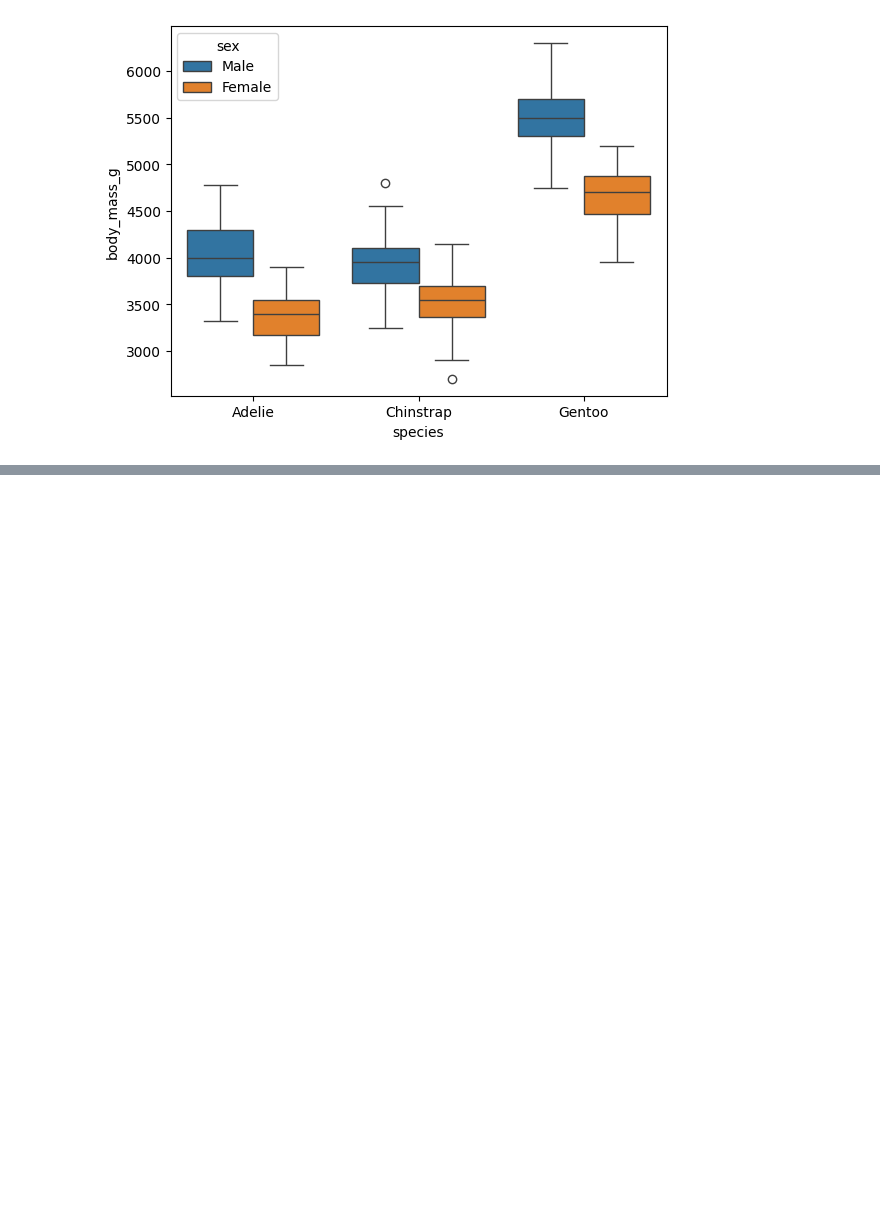
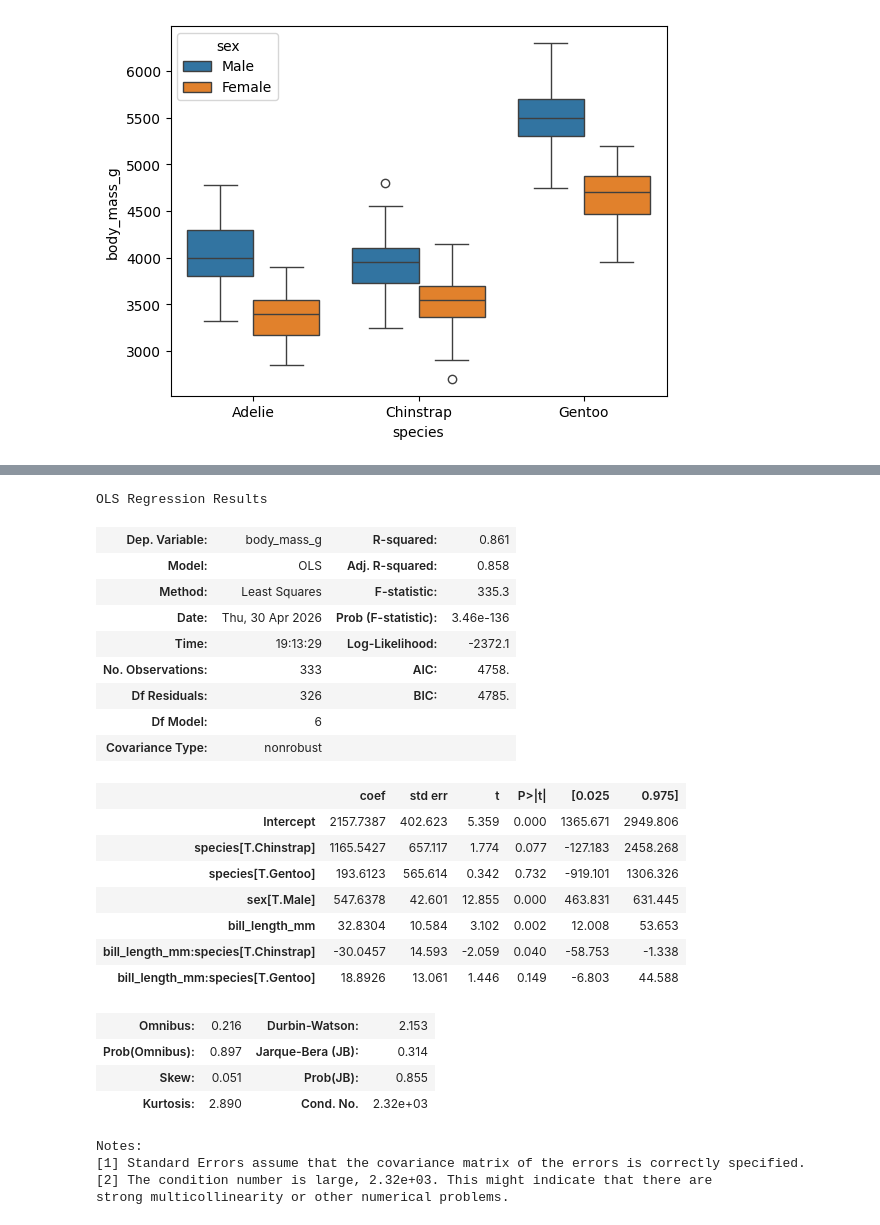
Before and after one commit to Alissa-Ouspen/data201_alissa, a Jupyter notebook: week11/Ouspenskaia_Project2.ipynb, the cells around one changed output, grey strips where cells are left out. Saved outputs shown, nothing was run; the diff lists cells and outputs as text; code cells hidden in the pictures; blank space fills up the shorter version.

```diff
--- a/week11/Ouspenskaia_Project2.ipynb
+++ b/week11/Ouspenskaia_Project2.ipynb
@@ -173,0 +471,33 @@ sns.scatterplot(data = penguins, x = "body_mass_g", y = "sex", hue = "species")
+# %%
+# Model with interaction term between bill_length_mm and species
+mass_predict_interaction = smf.ols(
+    "body_mass_g ~ bill_length_mm * species + sex", data = penguins).fit()
+
+mass_predict_interaction.summary()
+# %% [output]
+OLS Regression Results
+| Dep. Variable: | body_mass_g | R-squared: | 0.861 |
+| Model: | OLS | Adj. R-squared: | 0.858 |
+| Method: | Least Squares | F-statistic: | 335.3 |
+| Date: | Thu, 30 Apr 2026 | Prob (F-statistic): | 3.46e-136 |
+| Time: | 19:13:29 | Log-Likelihood: | -2372.1 |
+| No. Observations: | 333 | AIC: | 4758. |
+| Df Residuals: | 326 | BIC: | 4785. |
+| Df Model: | 6 |  |  |
+| Covariance Type: | nonrobust |  |  |
+|  | coef | std err | t | P>|t| | [0.025 | 0.975] |
+| Intercept | 2157.7387 | 402.623 | 5.359 | 0.000 | 1365.671 | 2949.806 |
+| species[T.Chinstrap] | 1165.5427 | 657.117 | 1.774 | 0.077 | -127.183 | 2458.268 |
+| species[T.Gentoo] | 193.6123 | 565.614 | 0.342 | 0.732 | -919.101 | 1306.326 |
+| sex[T.Male] | 547.6378 | 42.601 | 12.855 | 0.000 | 463.831 | 631.445 |
+| bill_length_mm | 32.8304 | 10.584 | 3.102 | 0.002 | 12.008 | 53.653 |
+| bill_length_mm:species[T.Chinstrap] | -30.0457 | 14.593 | -2.059 | 0.040 | -58.753 | -1.338 |
+| bill_length_mm:species[T.Gentoo] | 18.8926 | 13.061 | 1.446 | 0.149 | -6.803 | 44.588 |
+| Omnibus: | 0.216 | Durbin-Watson: | 2.153 |
+| Prob(Omnibus): | 0.897 | Jarque-Bera (JB): | 0.314 |
+| Skew: | 0.051 | Prob(JB): | 0.855 |
+| Kurtosis: | 2.890 | Cond. No. | 2.32e+03 |
+Notes:
+[1] Standard Errors assume that the covariance matrix of the errors is correctly specified.
+[2] The condition number is large, 2.32e+03. This might indicate that there are
+strong multicollinearity or other numerical problems.
```
Also changed, not shown: parts of 42 cells of this notebook.
